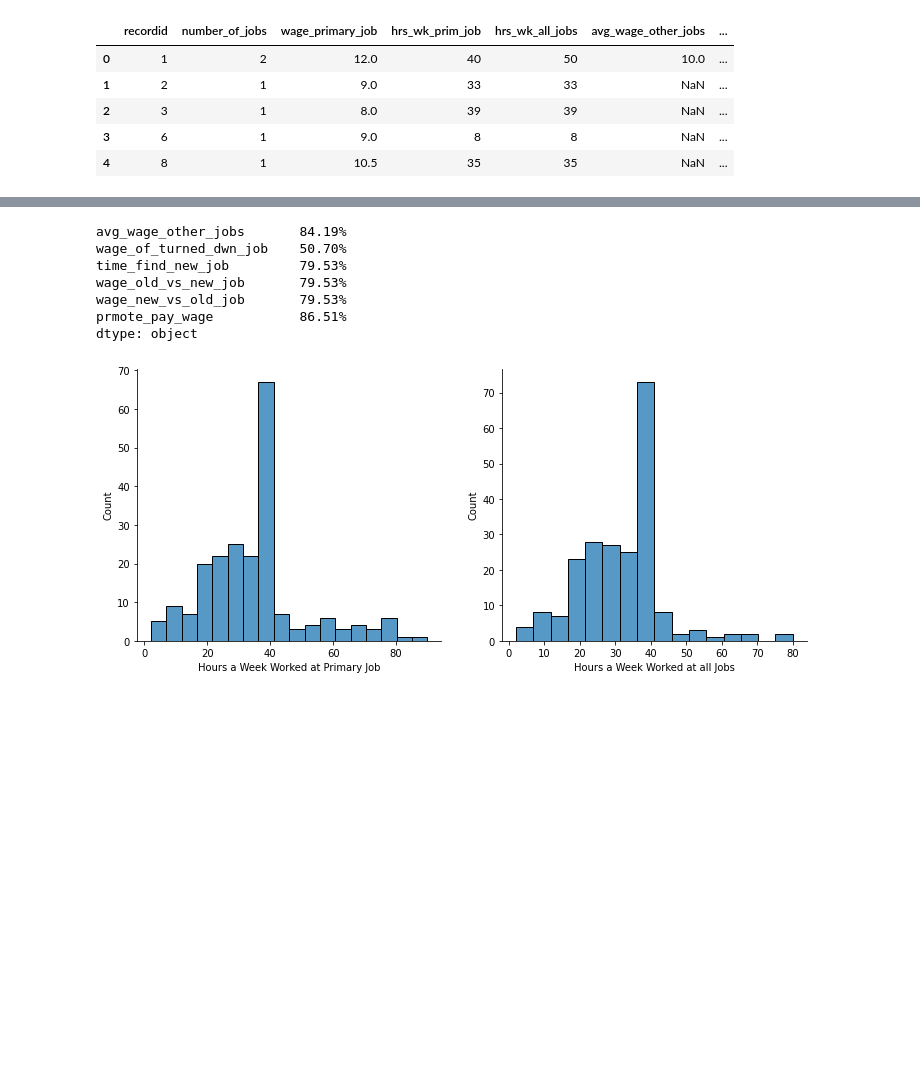
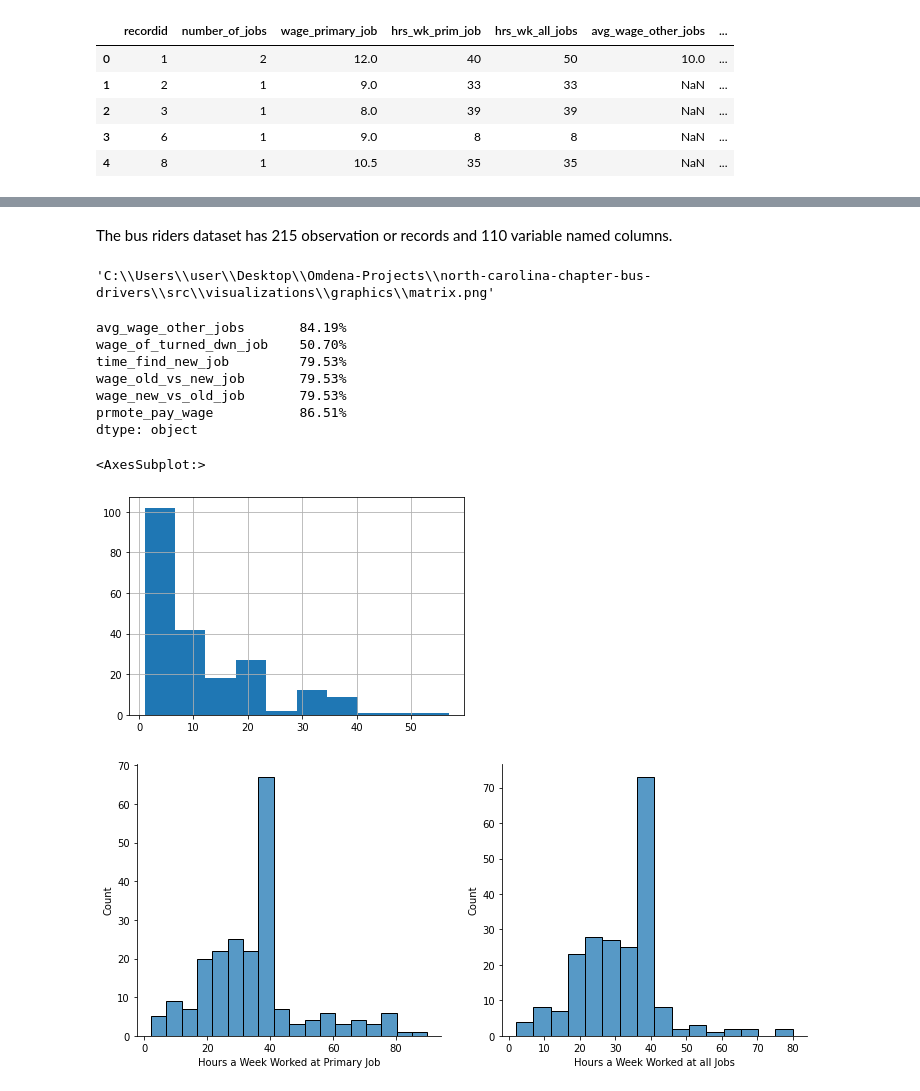
Before and after one commit to OmdenaAI/north-carolina-chapter-bus-drivers, a Jupyter notebook: src/tasks/task-1-visualize-bus-riders-data/Initial EDA.ipynb, the cells around one changed output, grey strips where cells are left out. Drawn from its saved outputs; the diff is of its cells as text; code cells hidden in the pictures; blank space fills up the shorter version.

```diff
--- a/src/tasks/task-1-visualize-bus-riders-data/Initial EDA.ipynb
+++ b/src/tasks/task-1-visualize-bus-riders-data/Initial EDA.ipynb
@@ -57,2 +51,4 @@ Bus Riders shape: (215, 110)
+# %% [markdown]
+The bus riders dataset has 215 observation or records and 110 variable named columns.
 # %%
 def percent_missing(dataframe, threshold):
@@ -59,3 +64,7 @@ def percent_missing(dataframe, threshold):
     missing = dataframe.isnull().sum() * 100/dataframe.shape[0]
     output = missing[missing > threshold].map(lambda x: '{:.2f}%'.format(x))
     return output
+# %%
+os.path.join(os.getcwd(), 'visualizations','graphics','matrix.png')
+# %% [output]
+'C:\\Users\\user\\Desktop\\Omdena-Projects\\north-carolina-chapter-bus-drivers\\src\\visualizations\\graphics\\matrix.png'
@@ -69,6 +90,11 @@ wage_old_vs_new_job       79.53%
 wage_new_vs_old_job       79.53%
 prmote_pay_wage           86.51%
 dtype: object
+# %%
+bus_riders['years_used_pub_tran_corr'].hist()
+# %% [output]
+<AxesSubplot:>
+[figure, added]
 # %%
 plt.rcParams['axes.spines.top'] = False
 plt.rcParams['axes.spines.right'] = False
```
Also changed, not shown: parts of 43 cells of this notebook.
